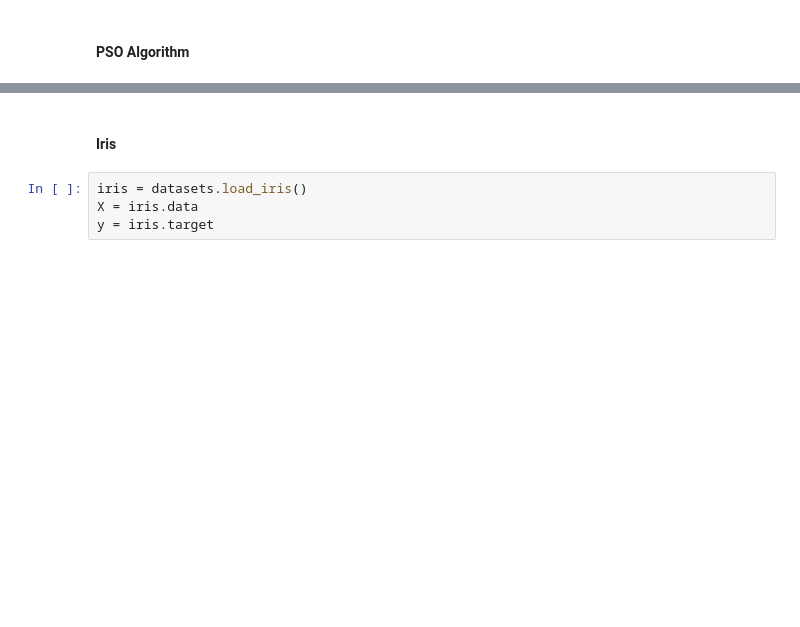
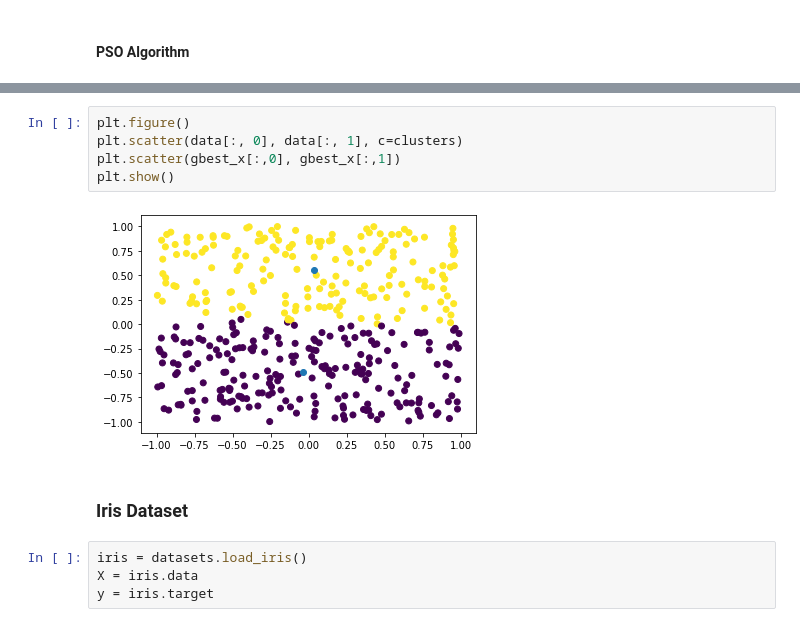
Before and after one commit to marlousnijman/natural_computing, a Jupyter notebook: Assignment 2/assignment2.ipynb, the cells around one changed output, grey strips where cells are left out. Saved outputs shown, nothing was run; the diff lists cells and outputs as text; blank space fills up the shorter version.

```diff
--- a/Assignment 2/assignment2.ipynb
+++ b/Assignment 2/assignment2.ipynb
@@ -221,5 +249,12 @@ plt.show()
+# %%
+plt.figure()
+plt.scatter(data[:, 0], data[:, 1], c=clusters)
+plt.scatter(gbest_x[:,0], gbest_x[:,1])
+plt.show()
+# %% [output]
+[figure, added]
 # %% [markdown]
-#### Iris
+### Iris Dataset
 # %%
 iris = datasets.load_iris()
 X = iris.data
```
Also changed, not shown: parts of 12 cells of this notebook.
